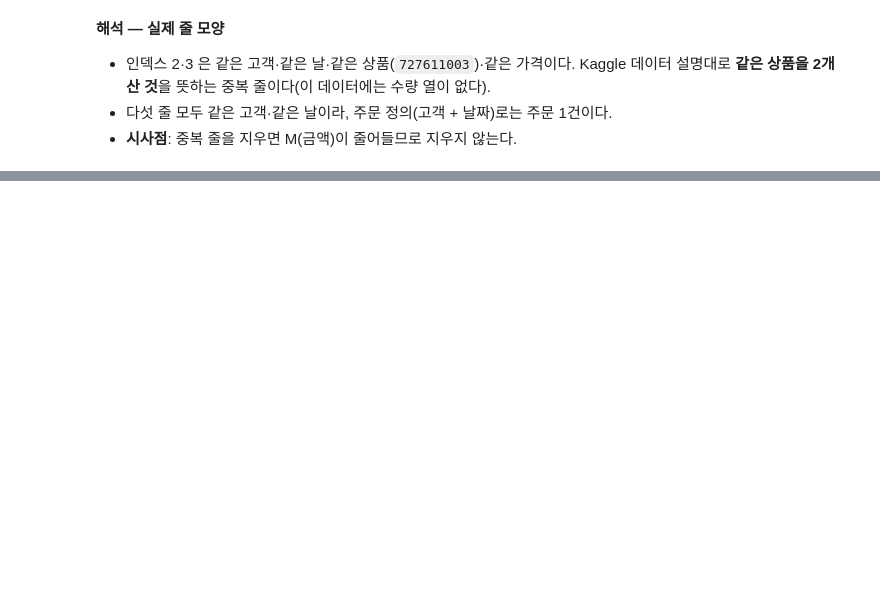
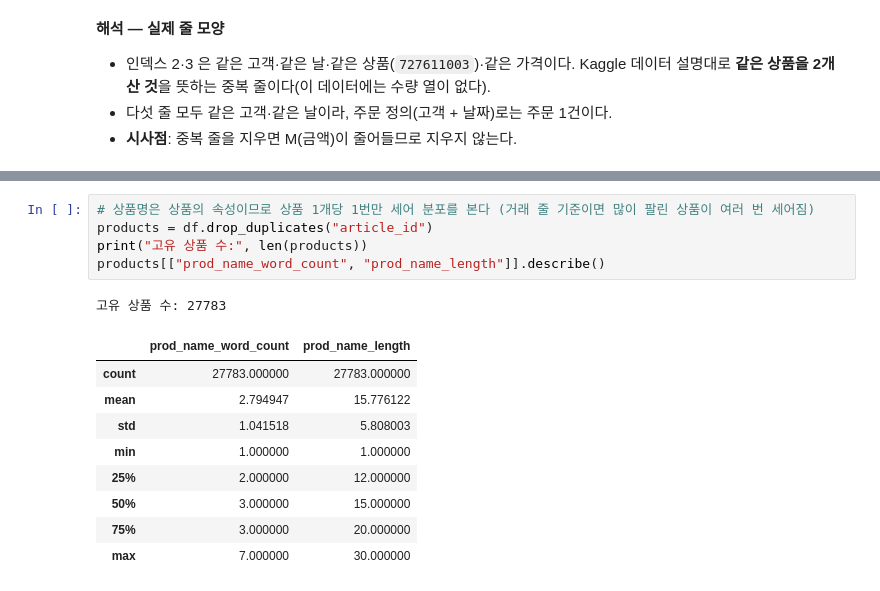
Before and after one commit to sangwoo-codyssey/a1-1-ecommerce-rfm, a Jupyter notebook: notebooks/analysis_report.ipynb, the cells around one changed output, grey strips where cells are left out. Drawn from its saved outputs; the diff is of its cells as text; blank space fills up the shorter version.

```diff
--- a/notebooks/analysis_report.ipynb
+++ b/notebooks/analysis_report.ipynb
@@ -122,0 +139,16 @@ df.head()
+# %%
+# 상품명은 상품의 속성이므로 상품 1개당 1번만 세어 분포를 본다 (거래 줄 기준이면 많이 팔린 상품이 여러 번 세어짐)
+products = df.drop_duplicates("article_id")
+print("고유 상품 수:", len(products))
+products[["prod_name_word_count", "prod_name_length"]].describe()
+# %% [output]
+고유 상품 수: 27783
+|  | prod_name_word_count | prod_name_length |
+| count | 27783.000000 | 27783.000000 |
+| mean | 2.794947 | 15.776122 |
+| std | 1.041518 | 5.808003 |
+| min | 1.000000 | 1.000000 |
+| 25% | 2.000000 | 12.000000 |
+| 50% | 3.000000 | 15.000000 |
+| 75% | 3.000000 | 20.000000 |
+| max | 7.000000 | 30.000000 |
```
Also changed, not shown: parts of 5 cells of this notebook, 1 other file.
